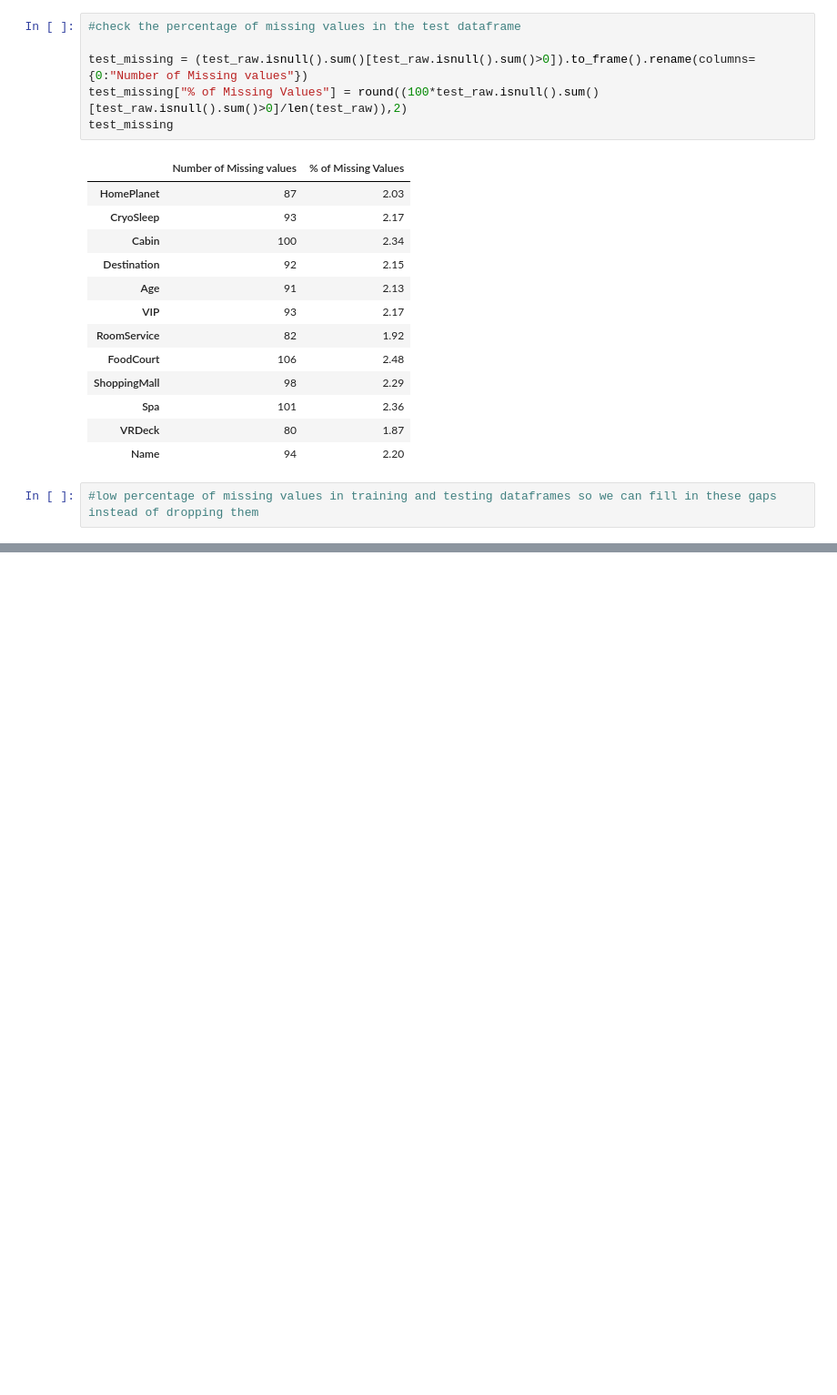
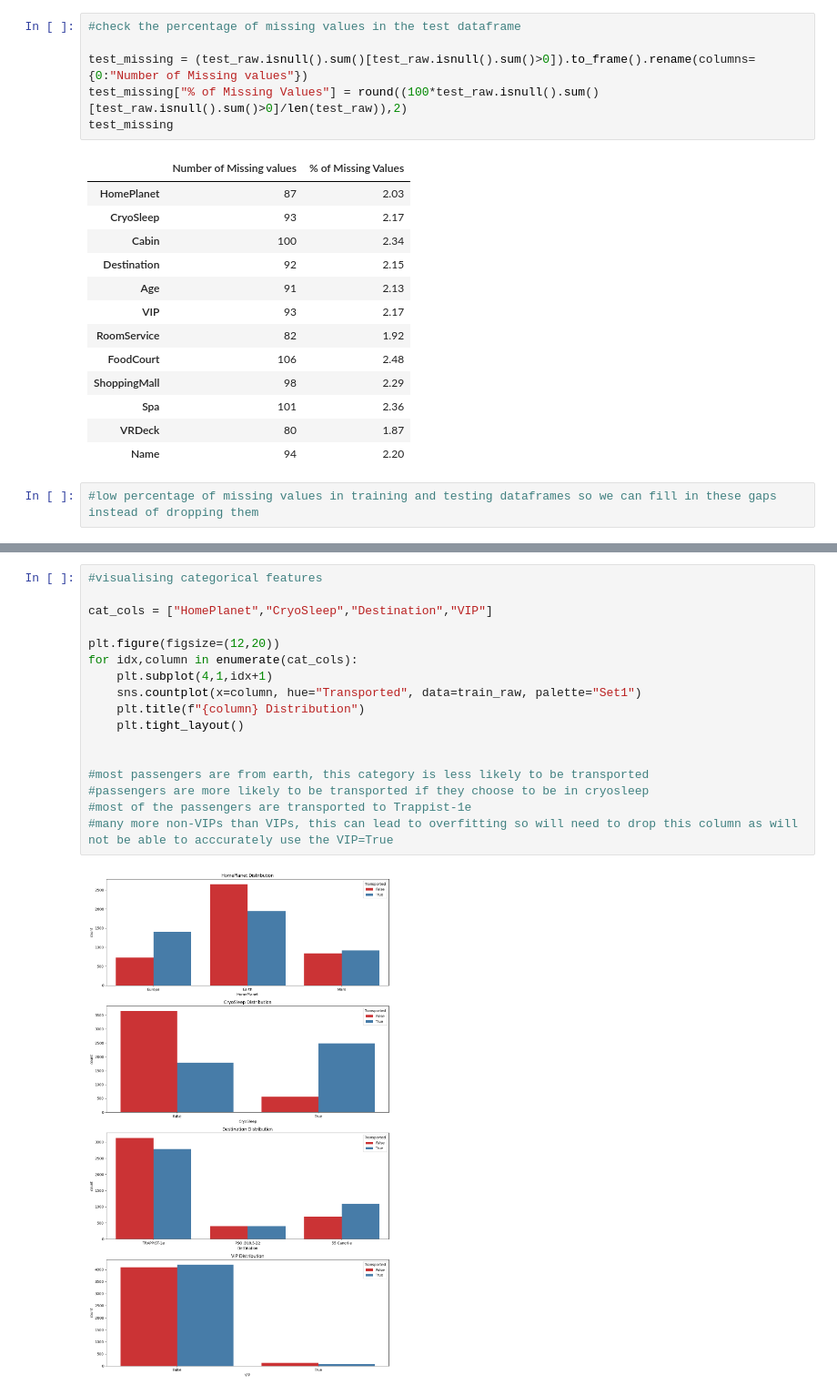
Before and after one commit to sophieporton/spaceship_titanic, a Jupyter notebook: EDA.ipynb, the cells around one changed output, grey strips where cells are left out. Shown at 91% size. Cells and saved outputs as stored; diff of their text form; blank space fills up the shorter version.

```diff
--- a/EDA.ipynb
+++ b/EDA.ipynb
@@ -133,0 +180,19 @@ dtype: int64
+# %%
+#visualising categorical features
+
+cat_cols = ["HomePlanet","CryoSleep","Destination","VIP"]
+
+plt.figure(figsize=(12,20))
+for idx,column in enumerate(cat_cols):
+    plt.subplot(4,1,idx+1)
+    sns.countplot(x=column, hue="Transported", data=train_raw, palette="Set1")
+    plt.title(f"{column} Distribution")
+    plt.tight_layout()
+
+
+#most passengers are from earth, this category is less likely to be transported
+#passengers are more likely to be transported if they choose to be in cryosleep
+#most of the passengers are transported to Trappist-1e
+#many more non-VIPs than VIPs, this can lead to overfitting so will need to drop this column as will not be able to acccurately use the VIP=True
+# %% [output]
+[figure, added]
```
Also changed, not shown: parts of 5 cells of this notebook.
